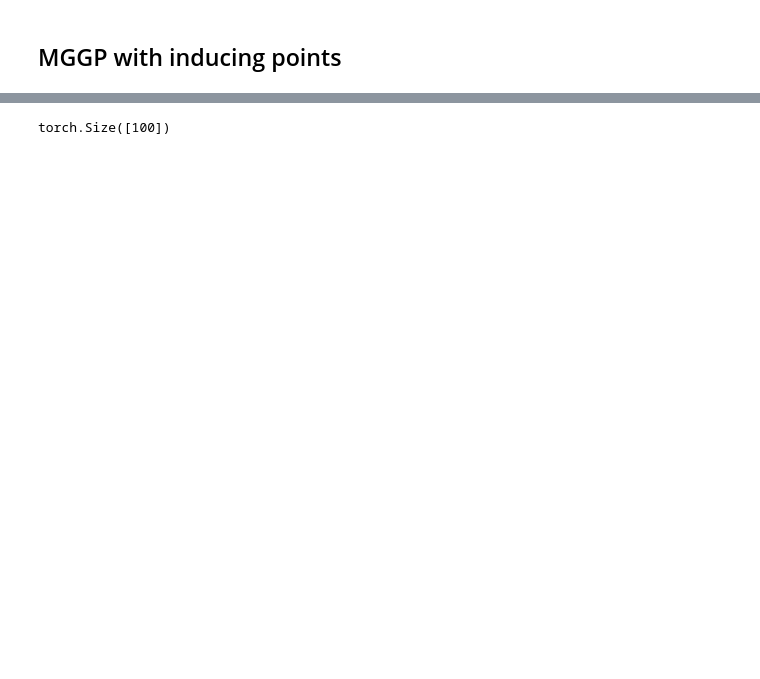
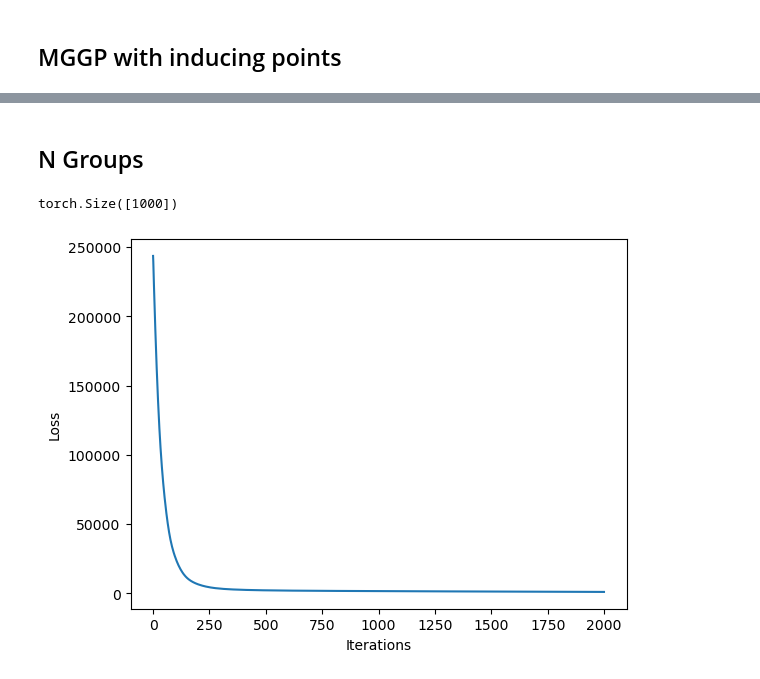
Before and after one commit to luisdiaz1997/pyro, a Jupyter notebook: tutorial/source/mggp.ipynb, the cells around one changed output, grey strips where cells are left out. Drawn from its saved outputs; the diff is of its cells as text; code cells hidden in the pictures; blank space fills up the shorter version.

Commit message:
variational stochastic mggp

```diff
--- a/tutorial/source/mggp.ipynb
+++ b/tutorial/source/mggp.ipynb
@@ -181,4 +179,2 @@ tensor(1.4741e-11, grad_fn=<AddBackward0>)
-# %%
-gpr.u_loc.shape
-# %% [output]
-torch.Size([100])
+# %% [markdown]
+## N Groups
@@ -184,0 +199,34 @@ torch.Size([100])
+# %%
+kernel = gp.kernels.MultiGroupRBF(input_dim=1, variance=torch.tensor(1), lengthscale=torch.tensor(1), group_diff_param=torch.tensor(1))
+likelihood = gp.likelihoods.Gaussian()
+
+# Let's use 50 points
+M = 50
+Xu0 = dist.Uniform(-10, 10).sample(sample_shape=(M,))
+Xu = torch.concatenate([Xu0 for _ in range(N_groups)], axis=0)
+
+Xu_groups = torch.concatenate([i*torch.ones(M) for i in range(N_groups)]).type(torch.LongTensor)
+
+gpr = gp.models.VariationalSparseMGGGP(X, Y, kernel, X_groups, Xu, Xu_groups, likelihood=likelihood, jitter=1e-3)
+gpr.kernel.group_diff_param = pyro.nn.PyroSample(dist.LogNormal(0.0, 0.2))
+# %% [output]
+torch.Size([1000])
+# %%
+optimizer = torch.optim.Adam(gpr.parameters(), lr=5e-3)
+loss_fn = pyro.infer.TraceMeanField_ELBO().differentiable_loss
+losses = []
+variances = []
+lengthscales = []
+num_steps = 2000
+for i in range(num_steps):
+    variances.append(gpr.kernel.variance.item())
+    lengthscales.append(gpr.kernel.lengthscale.item())
+    optimizer.zero_grad()
+    loss = loss_fn(gpr.model, gpr.guide)
+    loss.backward()
+    optimizer.step()
+    losses.append(loss.item())
+# %%
+plot_loss(losses)
+# %% [output]
+[figure, added]
```
Also changed, not shown: parts of 11 cells of this notebook, 4 other files.
